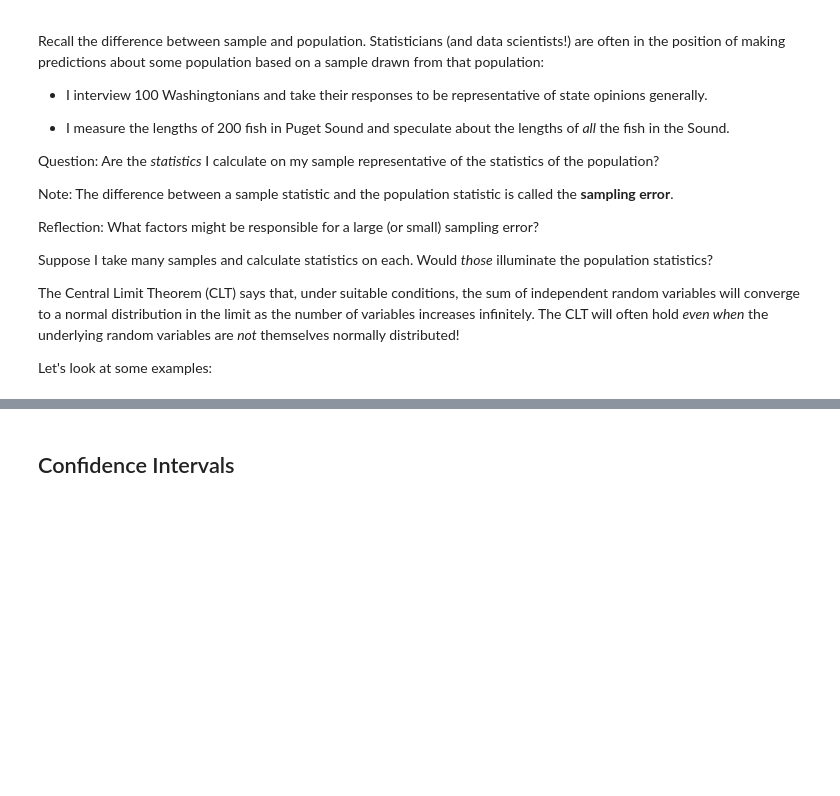
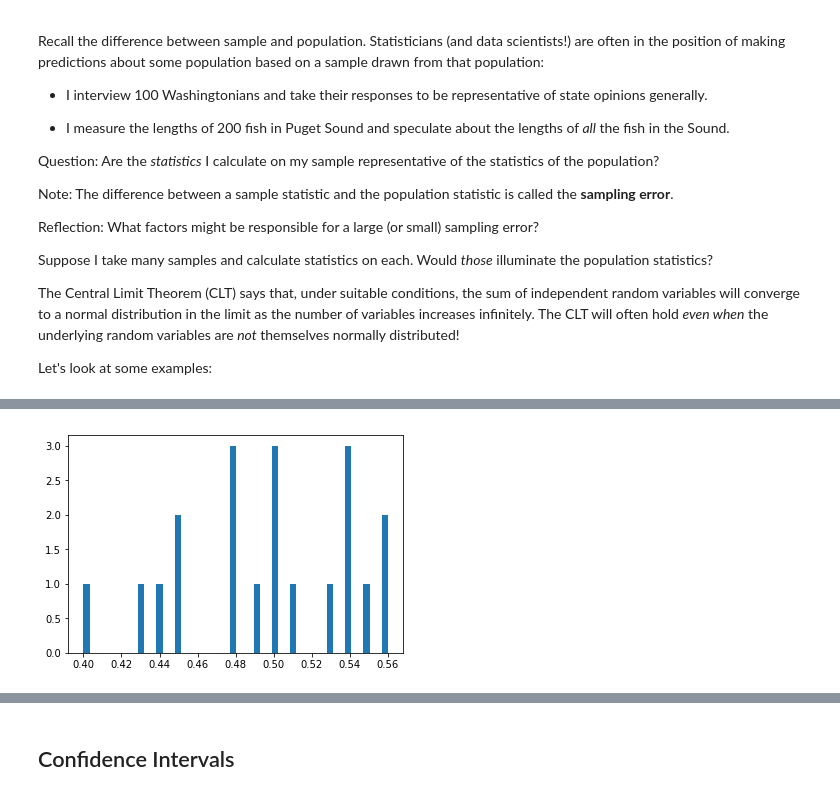
Before and after one commit to sherzyang/CLT-and-CIs-ds-040119, a Jupyter notebook: sampling_the_clt_and_confidence_intervals.ipynb, the cells around one changed output, grey strips where cells are left out. Saved outputs shown, nothing was run; the diff lists cells and outputs as text; code cells hidden in the pictures; blank space fills up the shorter version.

```diff
--- a/sampling_the_clt_and_confidence_intervals.ipynb
+++ b/sampling_the_clt_and_confidence_intervals.ipynb
@@ -88,7 +116,14 @@ Let's look at some examples:
 # %%
 # Now let's try the same thing for binomial random variates.
 # We'll use 100 single trials. We can tinker with p.
+
+means = []
+for _ in range(20):
+    means.append(np.mean(stats.binom.rvs(1,0.5,size = 100)))
 # %%
 # Plotting here
+plt.hist(means, bins = 50);
+# %% [output]
+[figure, added]
 # %%
 # Let's try it for standard deviations of a geometric distribution.
```
Also changed, not shown: parts of 19 cells of this notebook.
